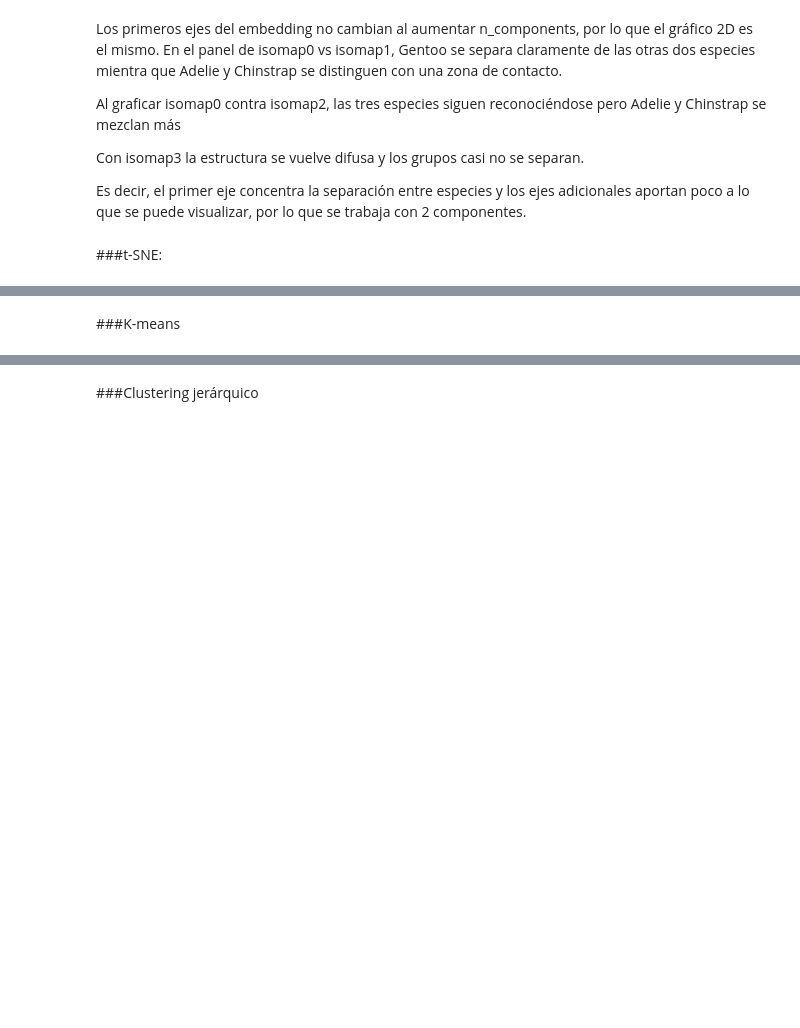
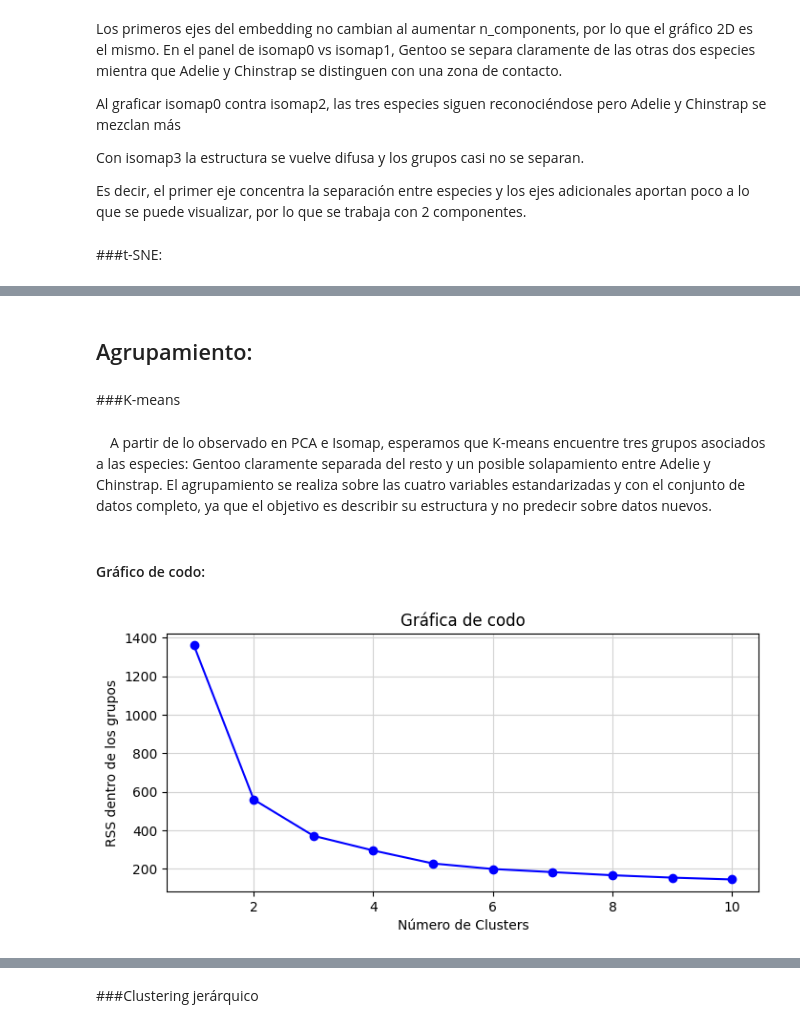
Before and after one commit to manuellazarte/TP-Mineria-Datos-Pinguinos, a Jupyter notebook: TP1_Lazarte_Larrubia.ipynb, the cells around one changed output, grey strips where cells are left out. Drawn from its saved outputs; the diff is of its cells as text; code cells hidden in the pictures; blank space fills up the shorter version.

```diff
--- a/TP1_Lazarte_Larrubia.ipynb
+++ b/TP1_Lazarte_Larrubia.ipynb
@@ -47,8 +72,8 @@ Drive already mounted at /content/drive; to attempt to forcibly remount, call dr
 # %% [markdown]
 ### Lectura :
 # %%
-#file_path = 'penguins_size.csv' #Agus
-file_path = '/content/drive/MyDrive/FCEIA/Minería de datos/TPs/TP1/penguins_size.csv' #Manu
+file_path = 'penguins_size.csv' #Agus
+#file_path = '/content/drive/MyDrive/FCEIA/Minería de datos/TPs/TP1/penguins_size.csv' #Manu
 
 df = pd.read_csv(file_path, sep=';')
 # %% [markdown]
@@ -250,24 +275,19 @@ X_std.describe()
 # %% [markdown]
 #### 1. Varianza acumulada
 # %%
-## Definimos pipeline
-pca_pipeline = Pipeline([
-    ('scaler', StandardScaler()), #scaler a usar con un output de df
-    ('pca', PCA().set_output(transform="pandas")) # algoritmo
-])
+# Aplicamos PCA sobre las variables ya estandarizadas
+pca = PCA().set_output(transform="pandas")
+df_pca = pca.fit_transform(X_std)
 
-# Aplicamos el pipeline
+pca.explained_variance_ratio_
 
-df_pca = pca_pipeline.fit_transform(X_std)
-
-pca_pipeline.named_steps['pca'].explained_variance_ratio_
-
-df_pca['Especie'] = df['Especie']
+df_pca['Especie'] = y_especie
 
 # Varianza explicada y acumulada
-var_exp = pca_pipeline.named_steps['pca'].explained_variance_ratio_
+var_exp = pca.explained_variance_ratio_
 var_cum = np.cumsum(var_exp)
 n_comp = len(var_exp)
+
 # Crear figura
 fig, ax = plt.subplots(figsize=(10,6))
 
@@ -418,2 +479,4 @@ Es decir, el primer eje concentra la separación entre especies y los ejes adici
+# %% [markdown]
+## Agrupamiento:
 # %% [markdown]
 ###K-means
@@ -421,0 +483,18 @@ Es decir, el primer eje concentra la separación entre especies y los ejes adici
+# %% [markdown]
+&emsp;A partir de lo observado en PCA e Isomap, esperamos que K-means encuentre tres grupos asociados a las especies: Gentoo claramente separada del resto y un posible solapamiento entre Adelie y Chinstrap. El agrupamiento se realiza sobre las cuatro variables estandarizadas y con el conjunto de datos completo, ya que el objetivo es describir su estructura y no predecir sobre datos nuevos.
+# %% [markdown]
+#### Gráfico de codo:
+# %%
+Nc = range(1, 11)
+kmeans = [KMeans(n_clusters=k, random_state=42, n_init=10).fit(X_std) for k in Nc]
+inertias = [model.inertia_ for model in kmeans]
+
+plt.figure(figsize=(8, 3.5))
+plt.plot(Nc, inertias, "bo-")
+plt.xlabel('Número de Clusters')
+plt.ylabel('RSS dentro de los grupos')
+plt.title('Gráfica de codo')
+plt.grid(color='lightgray')
+plt.show()
+# %% [output]
+[figure, added]
```
Also changed, not shown: parts of 42 cells of this notebook.
